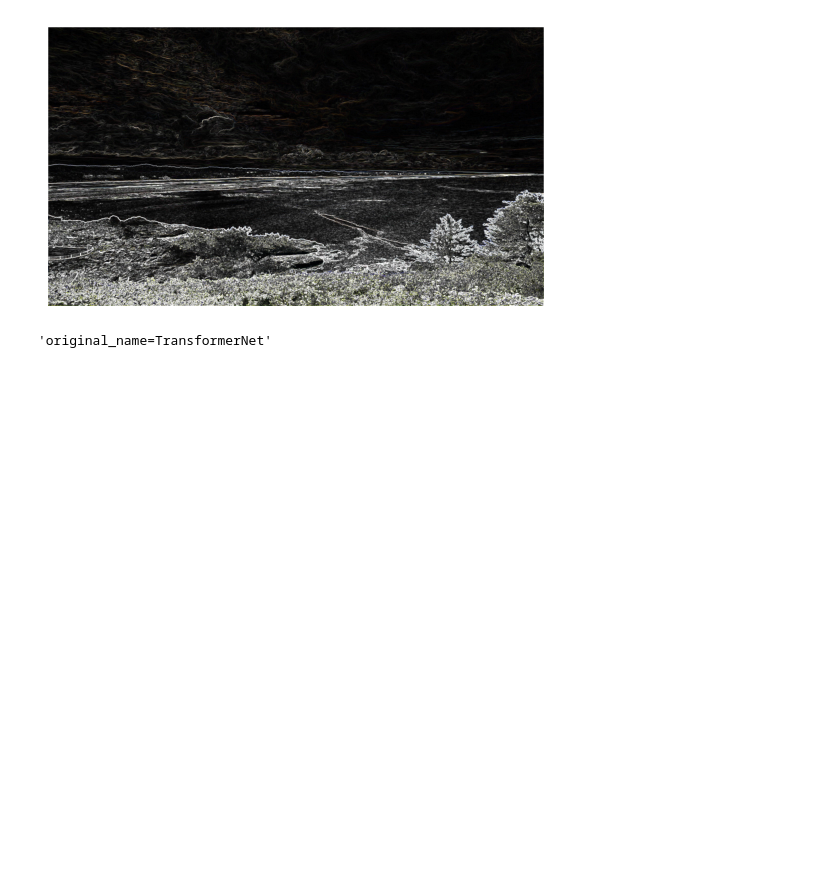
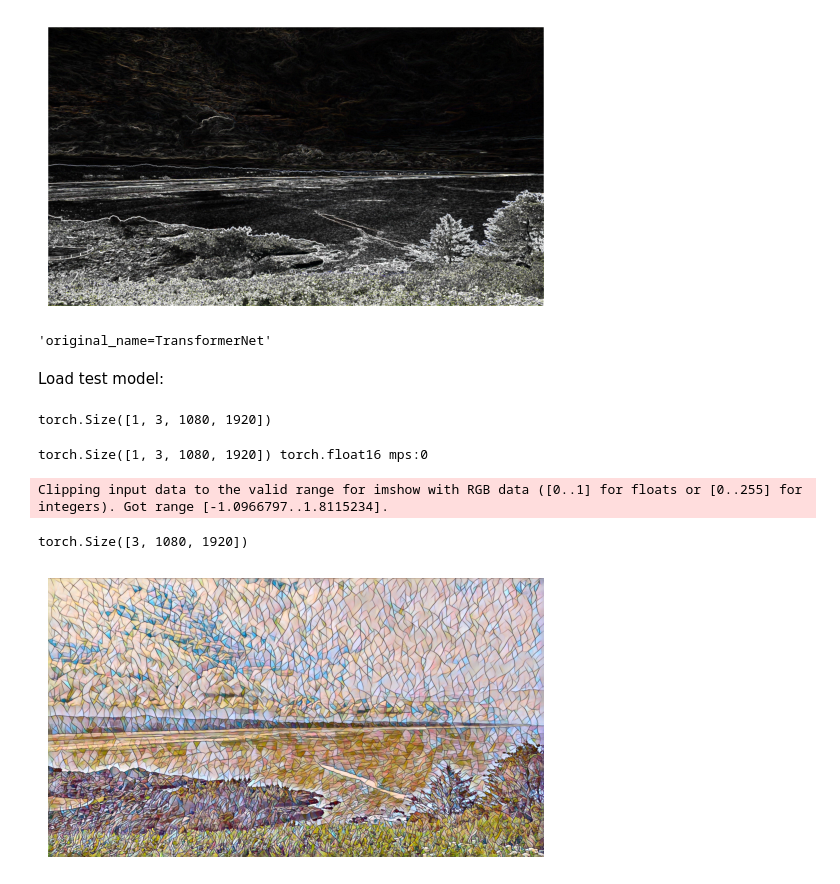
Before and after one commit to PineapplePulp/ChAI, a Jupyter notebook: demos/video/chapel-webcam/model.ipynb, the cells around one changed output. Cells and saved outputs as stored; diff of their text form; code cells hidden in the pictures; blank space fills up the shorter version.

```diff
--- a/demos/video/chapel-webcam/model.ipynb
+++ b/demos/video/chapel-webcam/model.ipynb
@@ -190,3 +190,25 @@ stm.extra_repr()
 # print(styled_img.shape)
 # show_image(styled_img)
 # show_image(stm(img2.unsqueeze(0)).squeeze(0))
+# %% [markdown]
+Load test model:
+# %%
+device = torch.device('mps')
+stm = torch.jit.load('../style-transfer/models/exports/mps/mosaic_float16.pt', map_location=device)
+stm.to(device)
+stm.eval()
+in_img = img.to(device).to(torch.float16).unsqueeze(0).contiguous()
+in_img.shape
+# %% [output]
+torch.Size([1, 3, 1080, 1920])
+# %%
+output = stm(in_img)
+print(output.shape,output.dtype,output.device)
+out_img = (output.squeeze(0) / 255.0).to(torch.float32).to('cpu')
+print(out_img.shape)
+show_image(out_img.detach())
+# %% [output]
+torch.Size([1, 3, 1080, 1920]) torch.float16 mps:0
+Clipping input data to the valid range for imshow with RGB data ([0..1] for floats or [0..255] for integers). Got range [-1.0966797..1.8115234].
+torch.Size([3, 1080, 1920])
+[figure, added]
```
Also changed, not shown: 6 other files.
